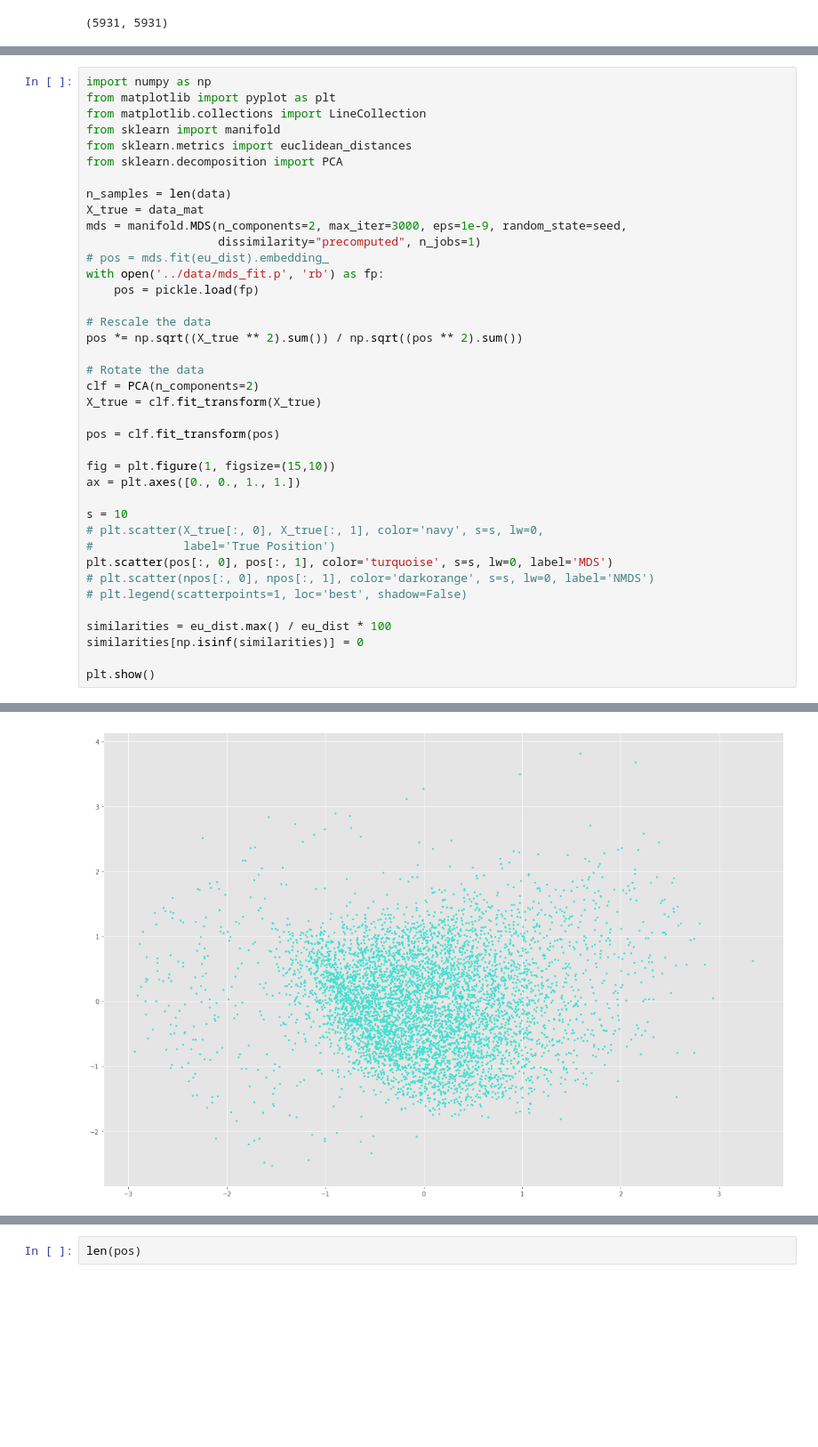
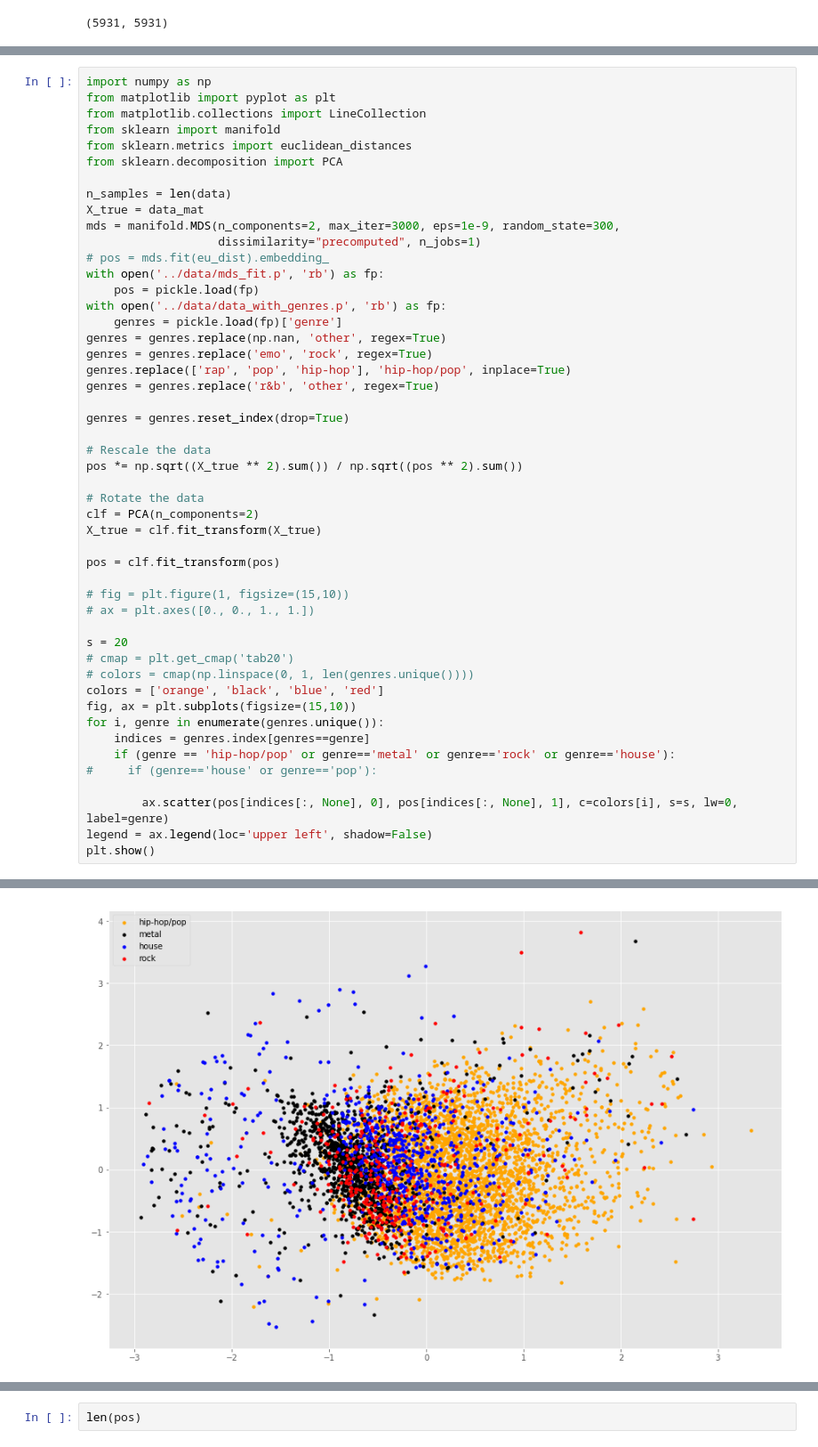
Before and after one commit to jcream31/workout_music_recommender, a Jupyter notebook: notebooks/Analysis.ipynb, the cells around one changed output, grey strips where cells are left out. Shown: that part at 89% size. Saved outputs shown, nothing was run; the diff lists cells and outputs as text; blank space fills up the shorter version.

Commit message:
added genres to MDS plot

```diff
--- a/notebooks/Analysis.ipynb
+++ b/notebooks/Analysis.ipynb
@@ -94,11 +115,19 @@ from sklearn.decomposition import PCA
 
 n_samples = len(data)
 X_true = data_mat
-mds = manifold.MDS(n_components=2, max_iter=3000, eps=1e-9, random_state=seed,
+mds = manifold.MDS(n_components=2, max_iter=3000, eps=1e-9, random_state=300,
                    dissimilarity="precomputed", n_jobs=1)
 # pos = mds.fit(eu_dist).embedding_
 with open('../data/mds_fit.p', 'rb') as fp:
     pos = pickle.load(fp)
+with open('../data/data_with_genres.p', 'rb') as fp:
+    genres = pickle.load(fp)['genre']
+genres = genres.replace(np.nan, 'other', regex=True)
+genres = genres.replace('emo', 'rock', regex=True)
+genres.replace(['rap', 'pop', 'hip-hop'], 'hip-hop/pop', inplace=True)
+genres = genres.replace('r&b', 'other', regex=True)
+
+genres = genres.reset_index(drop=True)
 
 # Rescale the data
 pos *= np.sqrt((X_true ** 2).sum()) / np.sqrt((pos ** 2).sum())
@@ -109,18 +138,20 @@ X_true = clf.fit_transform(X_true)
 
 pos = clf.fit_transform(pos)
 
-fig = plt.figure(1, figsize=(15,10))
-ax = plt.axes([0., 0., 1., 1.])
+# fig = plt.figure(1, figsize=(15,10))
+# ax = plt.axes([0., 0., 1., 1.])
 
-s = 10
-# plt.scatter(X_true[:, 0], X_true[:, 1], color='navy', s=s, lw=0,
-#             label='True Position')
-plt.scatter(pos[:, 0], pos[:, 1], color='turquoise', s=s, lw=0, label='MDS')
-# plt.scatter(npos[:, 0], npos[:, 1], color='darkorange', s=s, lw=0, label='NMDS')
-# plt.legend(scatterpoints=1, loc='best', shadow=False)
+s = 20
+# cmap = plt.get_cmap('tab20')
+# colors = cmap(np.linspace(0, 1, len(genres.unique())))
+colors = ['orange', 'black', 'blue', 'red']
+fig, ax = plt.subplots(figsize=(15,10))
+for i, genre in enumerate(genres.unique()):
+    indices = genres.index[genres==genre]
+    if (genre == 'hip-hop/pop' or genre=='metal' or genre=='rock' or genre=='house'):
+#     if (genre=='house' or genre=='pop'):
 
-similarities = eu_dist.max() / eu_dist * 100
-similarities[np.isinf(similarities)] = 0
-
+        ax.scatter(pos[indices[:, None], 0], pos[indices[:, None], 1], c=colors[i], s=s, lw=0, label=genre)
+legend = ax.legend(loc='upper left', shadow=False)
 plt.show()
 # %% [output]
@@ -128,4 +158,4 @@ divide by zero encountered in true_divide
-[figure, old version]
+[figure, new version]
 # %%
 import plotly.plotly as py
 import plotly.graph_objs as go
```
Also changed, not shown: parts of 13 cells of this notebook, 1 other file.
